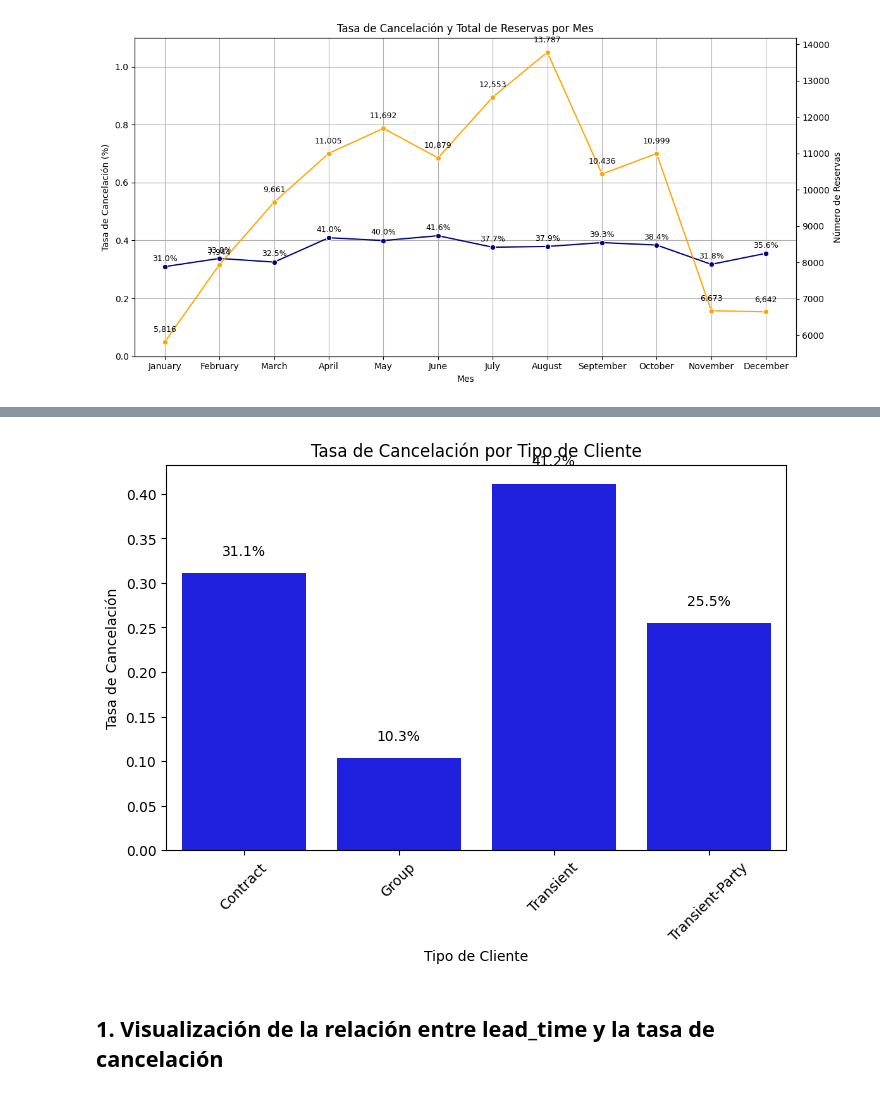
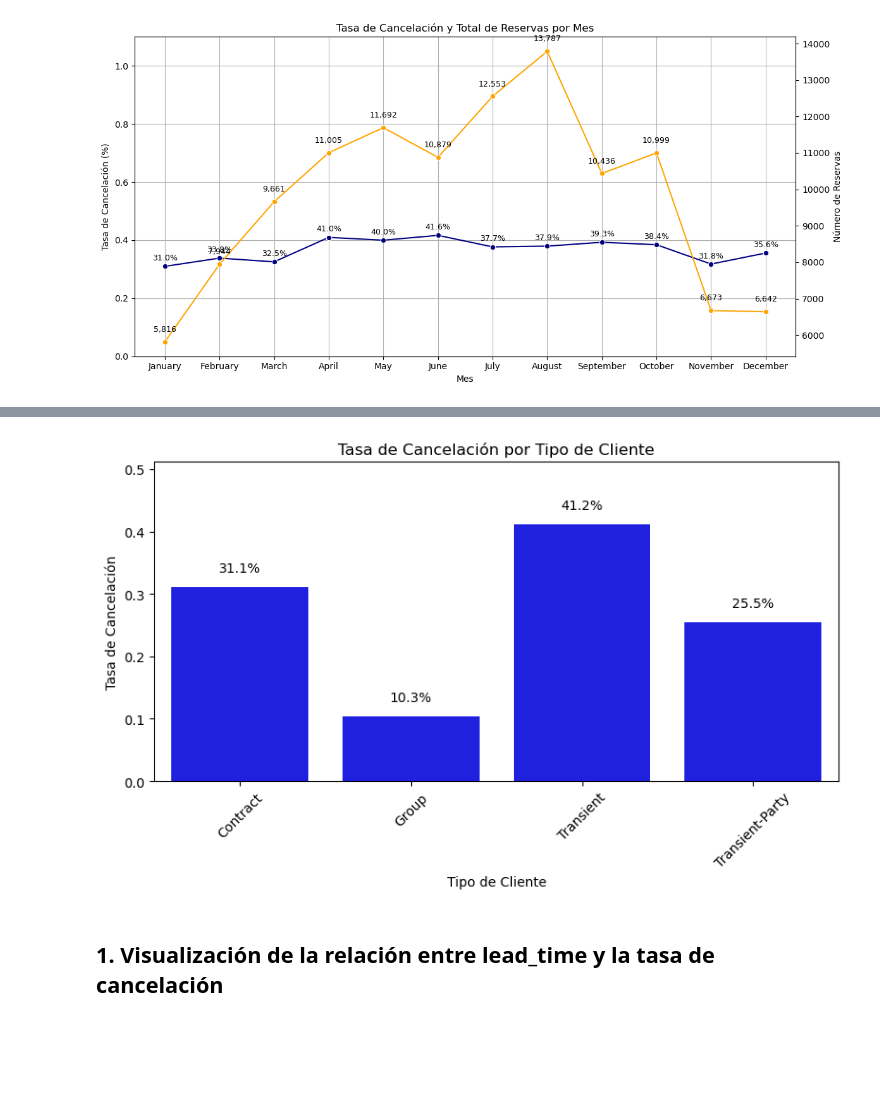
Before and after one commit to GuillermoDuMa/Reboot-Academy-Project-2-Hotel-Bookings, a Jupyter notebook: EDA-guillermo.ipynb, the cells around one changed output, grey strips where cells are left out. Saved outputs shown, nothing was run; the diff lists cells and outputs as text; code cells hidden in the pictures; blank space fills up the shorter version.

```diff
--- a/EDA-guillermo.ipynb
+++ b/EDA-guillermo.ipynb
@@ -296,37 +296,46 @@ Coeficiente de correlación (reservas vs tasa de cancelación): 0.574
 # %%
-# Calcular la tasa de cancelación por tipo de cliente
-customer_type_cancellation = df.groupby('customer_type').agg(
-    total_bookings=('is_canceled', 'count'),
-    cancellations=('is_canceled', 'sum')
+# (Recalcula customer_type_cancellation con observed=False para evitar el FutureWarning:)
+customer_type_cancellation = (
+    df.groupby('customer_type', observed=False)
+      .agg(total_bookings=('is_canceled','count'),
+           cancellations=('is_canceled','sum'))
 )
-customer_type_cancellation['cancellation_rate'] = customer_type_cancellation['cancellations'] / customer_type_cancellation['total_bookings']
+customer_type_cancellation['cancellation_rate'] = (
+    customer_type_cancellation['cancellations']
+    / customer_type_cancellation['total_bookings']
+)
 
-# Visualización de la tasa de cancelación por tipo de cliente
-plt.figure(figsize=(8, 5))
+fig, ax = plt.subplots(figsize=(8,5))
 sns.barplot(
     x=customer_type_cancellation.index,
     y='cancellation_rate',
     data=customer_type_cancellation,
-    color='blue'
+    color='blue',
+    ax=ax
 )
-plt.title('Tasa de Cancelación por Tipo de Cliente')
-plt.xlabel('Tipo de Cliente')
-plt.ylabel('Tasa de Cancelación')
+ax.set_title('Tasa de Cancelación por Tipo de Cliente')
+ax.set_xlabel('Tipo de Cliente')
+ax.set_ylabel('Tasa de Cancelación')
+ax.set_ylim(0, customer_type_cancellation['cancellation_rate'].max() + 0.1)
 plt.xticks(rotation=45)
 
-# Agregar etiquetas con la tasa de cancelación encima de cada barra
-for i, row in customer_type_cancellation.iterrows():
-    plt.text(
-        i,  # Posición X
-        row['cancellation_rate'] + 0.02,  # Posición Y, un poco por encima de la barra
-        f"{row['cancellation_rate'] * 100:.1f}%",  # Etiqueta con el valor en porcentaje
-        ha='center',  # Alinear el texto al centro
-        fontsize=10  # Tamaño de la fuente
+# Añadir etiquetas de datos sobre cada barra:
+for patch in ax.patches:
+    height = patch.get_height()
+    x_pos = patch.get_x() + patch.get_width()/2
+    ax.text(
+        x_pos,
+        height + 0.02,
+        f"{height*100:.1f}%",
+        ha='center',
+        va='bottom',
+        fontsize=10
     )
 
+plt.tight_layout()
 plt.show()
 # %% [output]
-[figure, old version]
+[figure, new version]
 # %% [markdown]
 ## 1. Visualización de la relación entre lead_time y la tasa de cancelación
 # %%
```
Also changed, not shown: parts of 24 cells of this notebook.
